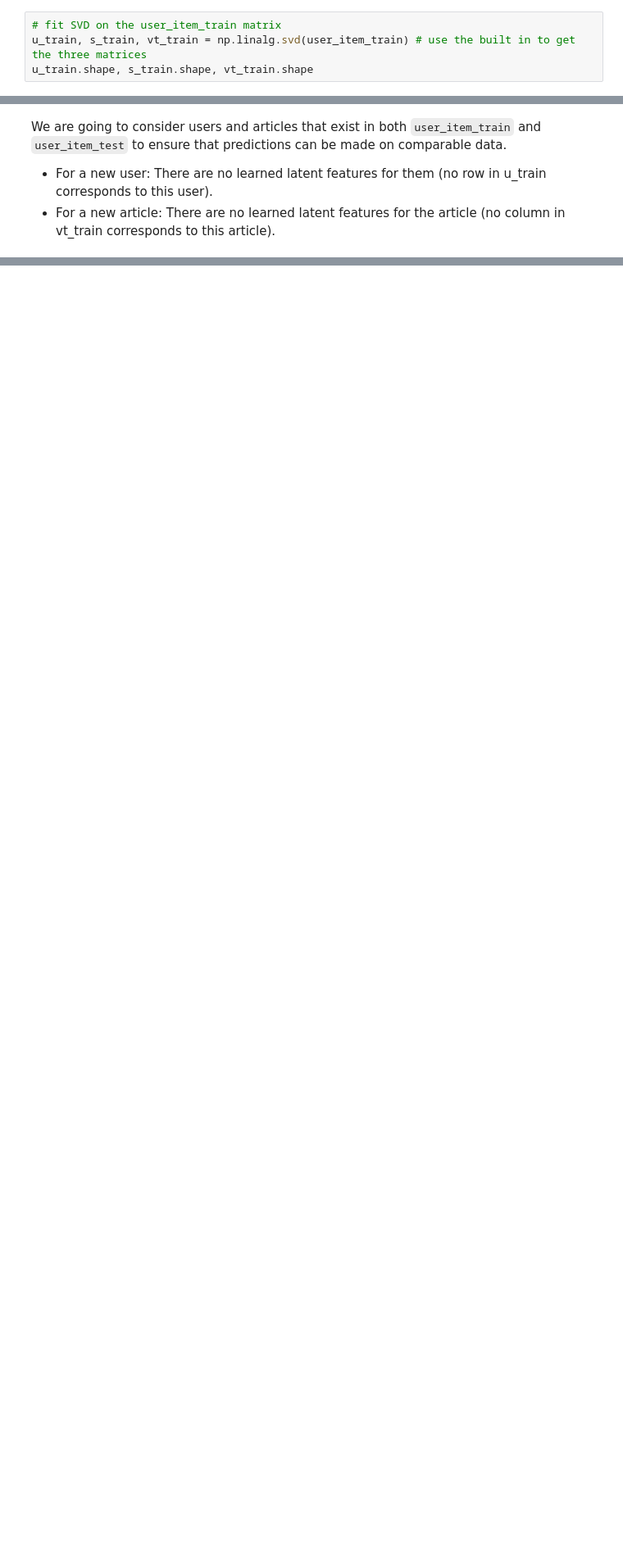
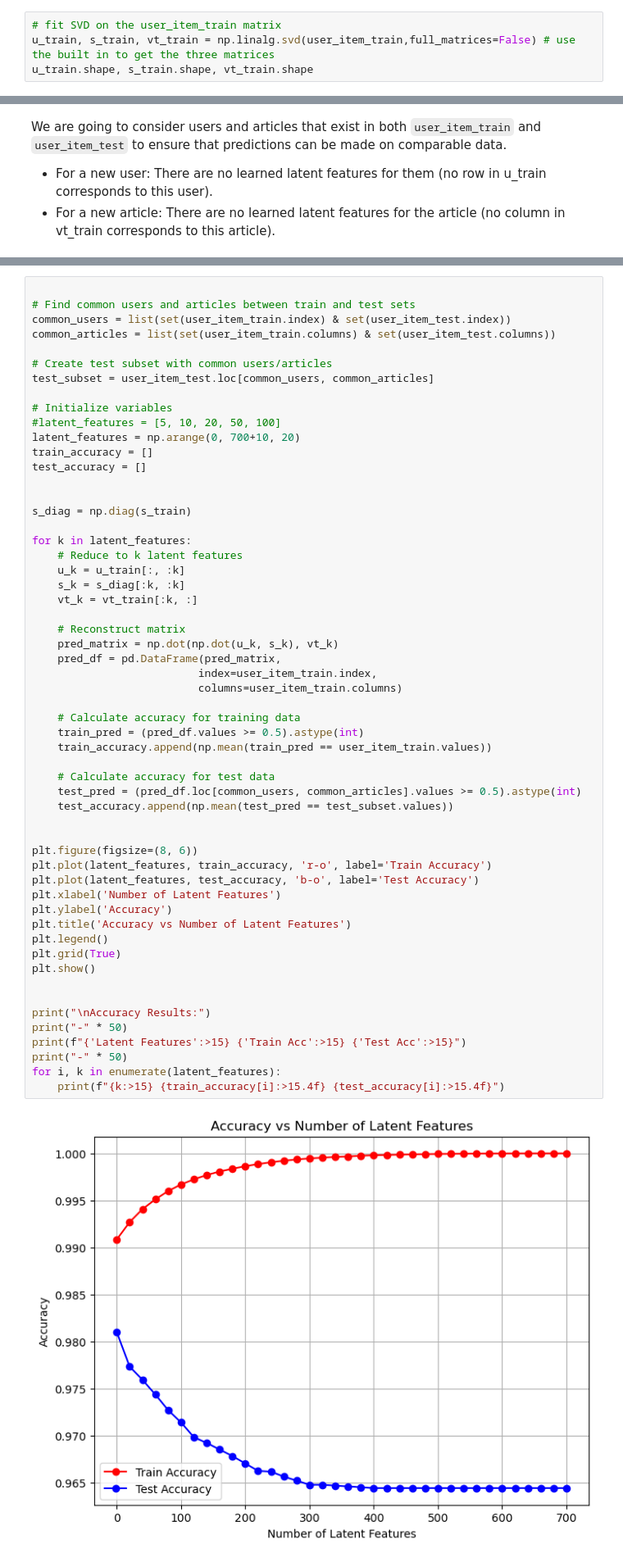
Before and after one commit to mrme77/recommender-engines, a Jupyter notebook: Recommendations_with_IBM.ipynb, the cells around one changed output, grey strips where cells are left out. Shown at 82% size. Cells and saved outputs as stored; diff of their text form; blank space fills up the shorter version.

```diff
--- a/Recommendations_with_IBM.ipynb
+++ b/Recommendations_with_IBM.ipynb
@@ -764,6 +819,6 @@ Awesome job!  That's right!  All of the test articles are in the training data,
 `5.` Using the  **user_item_train** dataset we find U, S, and V transpose using SVD; then the subset of rows in the **user_item_test** dataset that we can predict using this matrix decomposition with different numbers of latent features to see how many features makes sense to keep based on the accuracy on the test data. This combines the work done in questions `2` - `4`.
 # %%
 # fit SVD on the user_item_train matrix
-u_train, s_train, vt_train = np.linalg.svd(user_item_train) # use the built in to get the three matrices
+u_train, s_train, vt_train = np.linalg.svd(user_item_train,full_matrices=False) # use the built in to get the three matrices
 u_train.shape, s_train.shape, vt_train.shape
 # %% [output]
@@ -893,0 +830,58 @@ In summary, **utilizing fewer latent features resulted in improved model perform
+# %%
+
+# Find common users and articles between train and test sets
+common_users = list(set(user_item_train.index) & set(user_item_test.index))
+common_articles = list(set(user_item_train.columns) & set(user_item_test.columns))
+
+# Create test subset with common users/articles
+test_subset = user_item_test.loc[common_users, common_articles]
+
+# Initialize variables
+#latent_features = [5, 10, 20, 50, 100]
+latent_features = np.arange(0, 700+10, 20)
+train_accuracy = []
+test_accuracy = []
+
+
+s_diag = np.diag(s_train)
+
+for k in latent_features:
+    # Reduce to k latent features
+    u_k = u_train[:, :k]
+    s_k = s_diag[:k, :k]
+    vt_k = vt_train[:k, :]
+
+    # Reconstruct matrix
+    pred_matrix = np.dot(np.dot(u_k, s_k), vt_k)
+    pred_df = pd.DataFrame(pred_matrix,
+                          index=user_item_train.index,
+                          columns=user_item_train.columns)
+
+    # Calculate accuracy for training data
+    train_pred = (pred_df.values >= 0.5).astype(int)
+    train_accuracy.append(np.mean(train_pred == user_item_train.values))
+
+    # Calculate accuracy for test data
+    test_pred = (pred_df.loc[common_users, common_articles].values >= 0.5).astype(int)
+    test_accuracy.append(np.mean(test_pred == test_subset.values))
+
+
+plt.figure(figsize=(8, 6))
+plt.plot(latent_features, train_accuracy, 'r-o', label='Train Accuracy')
+plt.plot(latent_features, test_accuracy, 'b-o', label='Test Accuracy')
+plt.xlabel('Number of Latent Features')
+plt.ylabel('Accuracy')
+plt.title('Accuracy vs Number of Latent Features')
+plt.legend()
+plt.grid(True)
+plt.show()
+
+
+print("\nAccuracy Results:")
+print("-" * 50)
+print(f"{'Latent Features':>15} {'Train Acc':>15} {'Test Acc':>15}")
+print("-" * 50)
+for i, k in enumerate(latent_features):
+    print(f"{k:>15} {train_accuracy[i]:>15.4f} {test_accuracy[i]:>15.4f}")
+# %% [output]
+[figure, added]
```
Also changed, not shown: parts of 24 cells of this notebook.
